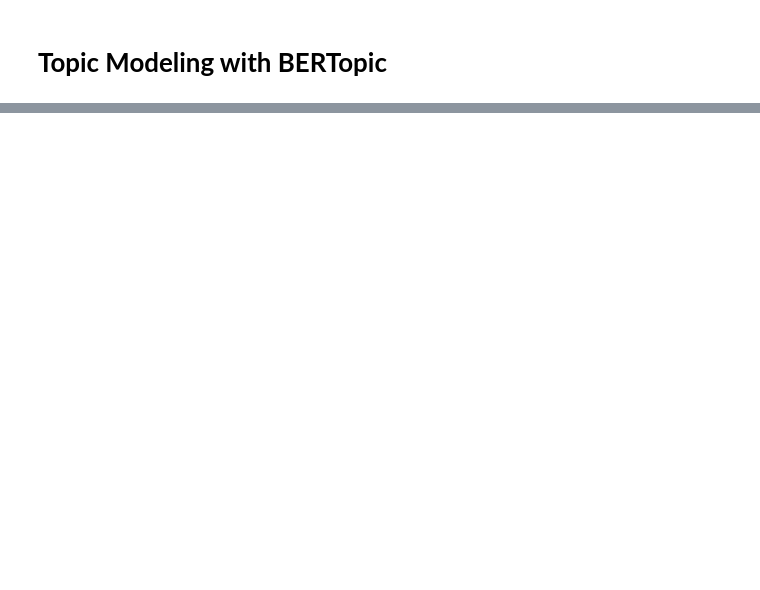
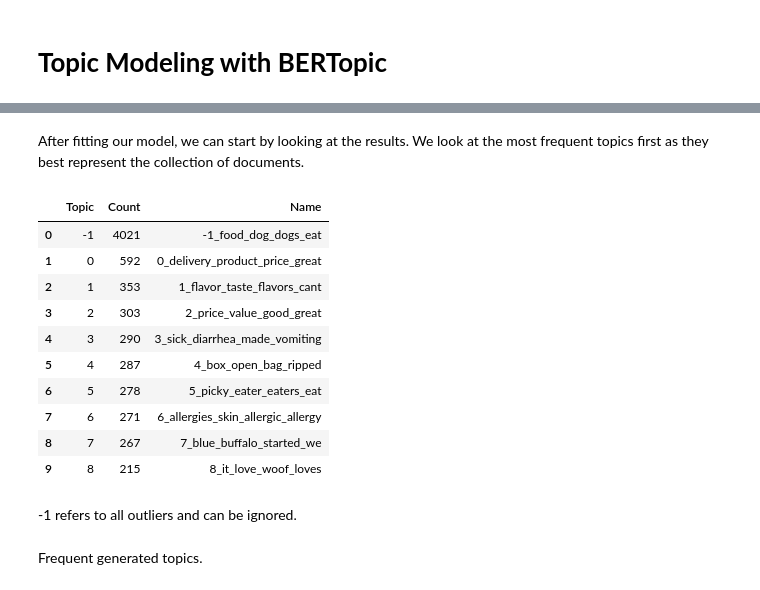
Before and after one commit to azizamirsaidova/datadive, a Jupyter notebook: Emerging_Data_NLP_Analysis.ipynb, the cells around one changed output, grey strips where cells are left out. Saved outputs shown, nothing was run; the diff lists cells and outputs as text; code cells hidden in the pictures; blank space fills up the shorter version.

```diff
--- a/Emerging_Data_NLP_Analysis.ipynb
+++ b/Emerging_Data_NLP_Analysis.ipynb
@@ -327,2 +146,2 @@ pip install bertopic[visualization]
 # %%
-titles = amzn['stopwords_removed_body'].to_list()
+all_text = df['stopwords_removed_body'].to_list()
@@ -354,4 +170,5 @@ Successfully installed numpy-1.21.4
 # %%
 from bertopic import BERTopic
-topic_model = BERTopic(min_topic_size=20, n_gram_range=(1,3), verbose=True)
-topics, _ = topic_model.fit_transform(titles)
+
+topic_model = BERTopic(language="english", calculate_probabilities=True, verbose=True)
+topics, probs = topic_model.fit_transform(all_text)
@@ -357,0 +210,20 @@ topics, _ = topic_model.fit_transform(titles)
+# %% [markdown]
+After fitting our model, we can start by looking at the results. We look at the most frequent topics first as they best represent the collection of documents.
+# %%
+freq = topic_model.get_topic_info(); freq.head(10)
+# %% [output]
+|  | Topic | Count | Name |
+| 0 | -1 | 4021 | -1_food_dog_dogs_eat |
+| 1 | 0 | 592 | 0_delivery_product_price_great |
+| 2 | 1 | 353 | 1_flavor_taste_flavors_cant |
+| 3 | 2 | 303 | 2_price_value_good_great |
+| 4 | 3 | 290 | 3_sick_diarrhea_made_vomiting |
+| 5 | 4 | 287 | 4_box_open_bag_ripped |
+| 6 | 5 | 278 | 5_picky_eater_eaters_eat |
+| 7 | 6 | 271 | 6_allergies_skin_allergic_allergy |
+| 8 | 7 | 267 | 7_blue_buffalo_started_we |
+| 9 | 8 | 215 | 8_it_love_woof_loves |
+# %% [markdown]
+-1 refers to all outliers and can be ignored.
+# %% [markdown]
+Frequent generated topics.
```
Also changed, not shown: parts of 48 cells of this notebook.
